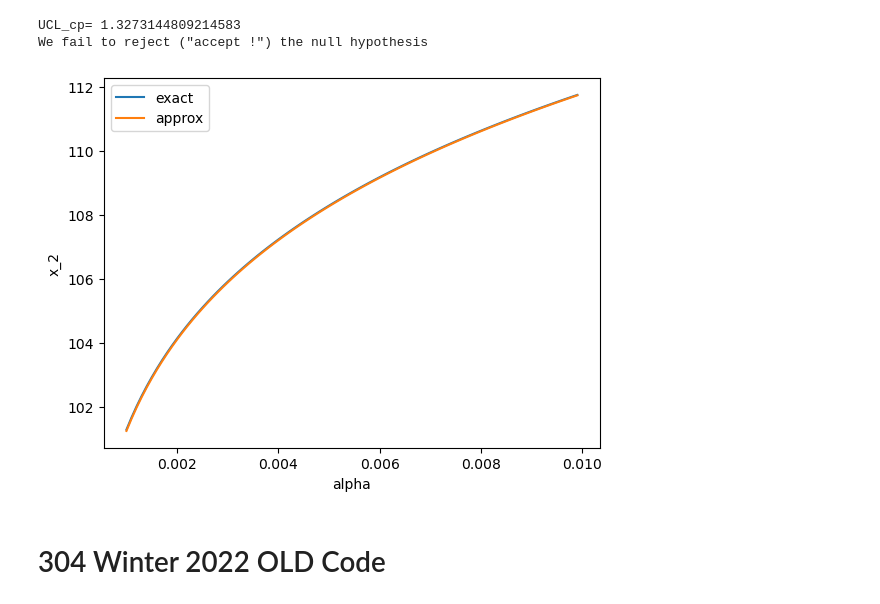
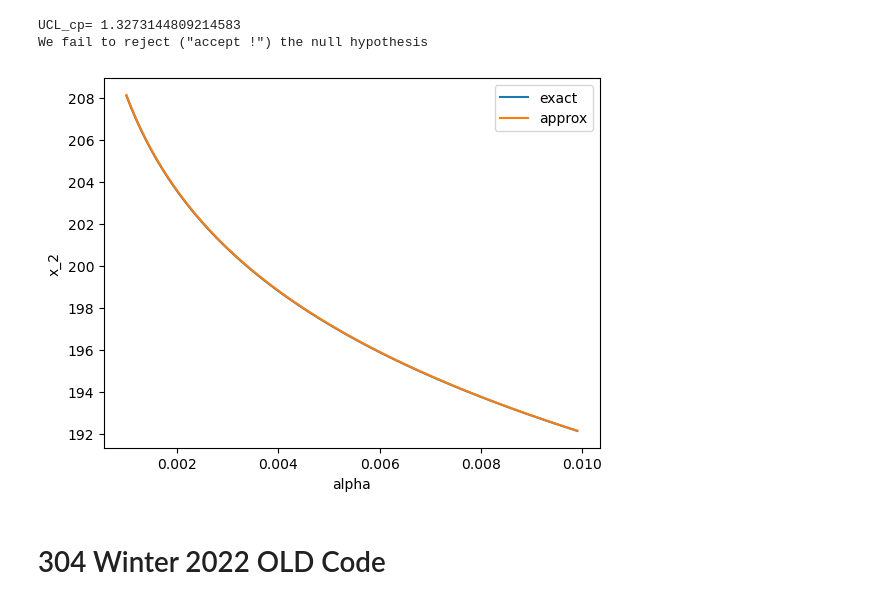
Before and after one commit to MoH-assan/Teaching-Python-For-Quality-Control-, a Jupyter notebook: 7_Process_Capability/364ControlChartVariable3Q1.ipynb, the cells around one changed output. Drawn from its saved outputs; the diff is of its cells as text; code cells hidden in the pictures.

```diff
--- a/7_Process_Capability/364ControlChartVariable3Q1.ipynb
+++ b/7_Process_Capability/364ControlChartVariable3Q1.ipynb
@@ -125,20 +125,20 @@ We fail to reject ("accept !") the null hypothesis
 # %%
 x_2_exact_list=[]
 x_2_approx_list=[]
 alpha_list=np.arange(0.001,0.01,0.0001)
 for alpha in alpha_list:
-    x_2_exact=stat.chi2.ppf(alpha,dof)
-    x_2_approx=dof*(1-(2/(9*dof))+stat.norm.ppf(alpha)*np.sqrt(2/(9*dof)))**3 # This fourmula is as scipys it is also getting the right-tailed quantile
+    x_2_exact=Chi2LeftTail().ppf(alpha,dof)
+    x_2_approx=dof*(1-(2/(9*dof))+stat.norm.ppf(1-alpha)*np.sqrt(2/(9*dof)))**3 # This fourmula the approx formula for the chi2 distribution for the tutorial, it is left tailed ppf
     x_2_exact_list.append(x_2_exact)
     x_2_approx_list.append(x_2_approx)
 plt.plot(alpha_list,x_2_exact_list)
 plt.plot(alpha_list,x_2_approx_list)
 plt.xlabel('alpha')
 plt.ylabel('x_2')
 plt.legend(['exact','approx'])
 plt.show()
 # %% [output]
-[figure, old version]
+[figure, new version]
 # %% [markdown]
 # 304 Winter 2022 OLD Code
 # %%
```
Also changed, not shown: 1 other file.
